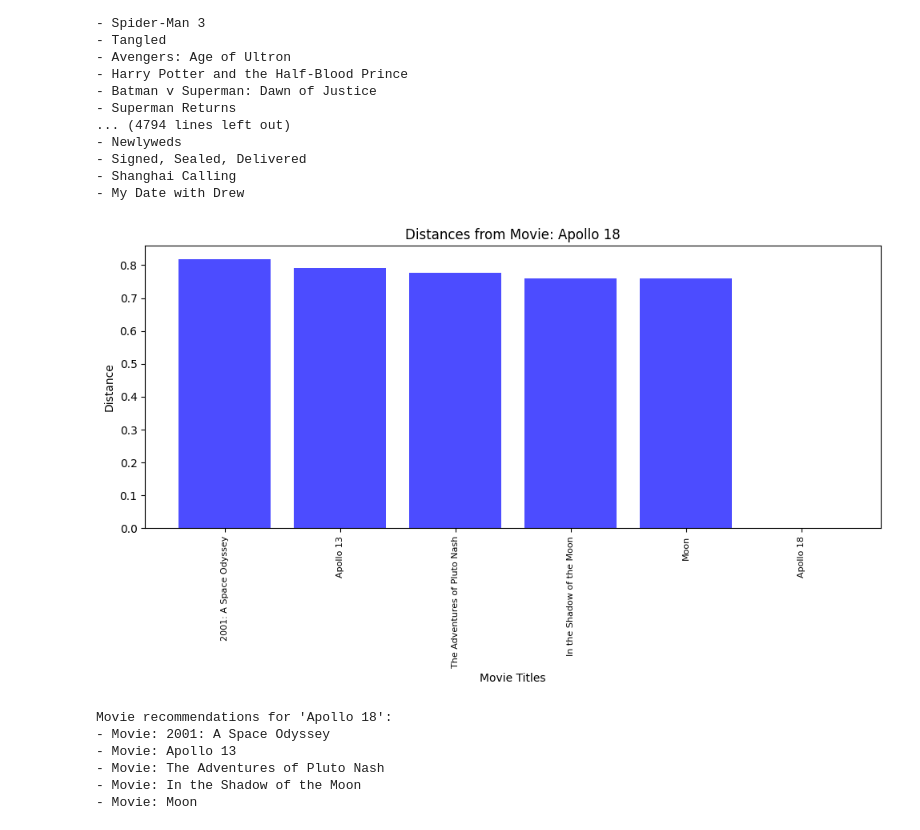
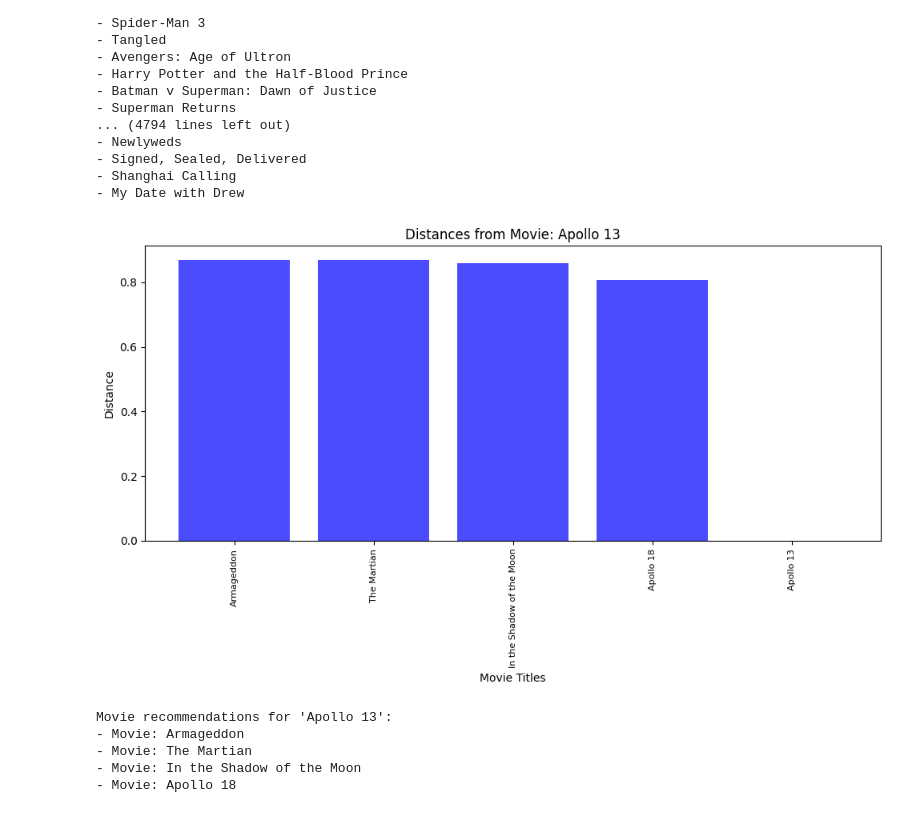
Before and after one commit to Munchkinland/K-neares-neighbors-Films-Recomendation, a Jupyter notebook: src/explore.ipynb, the cells around one changed output. Drawn from its saved outputs; the diff is of its cells as text; code cells hidden in the pictures.

```diff
--- a/src/explore.ipynb
+++ b/src/explore.ipynb
@@ -189,15 +198,14 @@ print(total_data[['genres', 'keywords', 'cast', 'crew', 'overview']].head())
 # %%
-def remove_spaces(items):
-    if isinstance(items, list):
-        return [item.replace(" ", "") for item in items]
-    return items
+# Define a lambda function to remove spaces from a list or string
+remove_spaces_lambda = lambda items: [item.replace(" ", "") for item in items] if isinstance(items, list) else items
 
-total_data['genres'] = total_data['genres'].apply(remove_spaces)
-total_data['cast'] = total_data['cast'].apply(remove_spaces)
+# Apply transformations to columns
+total_data['genres'] = total_data['genres'].apply(remove_spaces_lambda)
+total_data['cast'] = total_data['cast'].apply(remove_spaces_lambda)
 total_data['crew'] = total_data['crew'].apply(lambda x: x.replace(" ", "") if x else x)
-total_data['keywords'] = total_data['keywords'].apply(remove_spaces)
+total_data['keywords'] = total_data['keywords'].apply(remove_spaces_lambda)
 
-# Mostrar los cambios
+# Show changes
 print(total_data[['genres', 'cast', 'crew', 'keywords']].head())
 # %% [output]
                                          genres  \
@@ -221,17 +229,15 @@ print(total_data[['genres', 'cast', 'crew', 'keywords']].head())
 3  [dccomics, crimefighter, terrorist, secretiden...
 4  [basedonnovel, mars, medallion, spacetravel, p...
 # %%
-def clean_and_join(lst):
-    if lst is None:
-        return ''
-    return ' '.join(str(item) for item in lst).replace('[', '').replace(']', '').replace("'", '').replace(',', '')
+# # Define a lambda function to clean and join lists
+clean_and_join_lambda = lambda lst: ' '.join(str(item) for item in lst).replace('[', '').replace(']', '').replace("'", '').replace(',', '') if lst is not None else ''
 
-# Applying the transformation to the columns and combining them into 'tags'
-total_data['tags'] = total_data['overview'].apply(clean_and_join) + ' ' + \
-                     total_data['genres'].apply(clean_and_join) + ' ' + \
-                     total_data['keywords'].apply(clean_and_join) + ' ' + \
-                     total_data['cast'].apply(clean_and_join) + ' ' + \
-                     total_data['crew'].apply(clean_and_join)
+# Apply the transformations to the columns and combine them in the 'tags' column
+total_data['tags'] = total_data['overview'].apply(lambda x: clean_and_join_lambda(x)) + ' ' + \
+                     total_data['genres'].apply(lambda x: clean_and_join_lambda(x)) + ' ' + \
+                     total_data['keywords'].apply(lambda x: clean_and_join_lambda(x)) + ' ' + \
+                     total_data['cast'].apply(lambda x: clean_and_join_lambda(x)) + ' ' + \
+                     total_data['crew'].apply(lambda x: clean_and_join_lambda(x))
 
 # Show the first element of the 'tags' column to verify
 print(total_data['tags'].iloc[0])
@@ -255,6 +261,6 @@ tfidf_matrix = tfidf.fit_transform(total_data['tags'])
 from sklearn.neighbors import NearestNeighbors
 
 # Creating the KNN model
-model = NearestNeighbors(n_neighbors=6, algorithm='brute', metric='cosine')
+model = NearestNeighbors(n_neighbors=5, algorithm='brute', metric='cosine')
 model.fit(tfidf_matrix)
 # %% [output]
@@ -293,7 +299,6 @@ List of movies in the database:
 # %%
 import matplotlib.pyplot as plt
 
-# Optimized get_movie_recommendations function
 def get_movie_recommendations(tfidf_matrix, model, user_input, total_data):
     movie_indices = total_data.index[total_data["title"] == user_input].tolist()
 
@@ -304,47 +309,40 @@ def get_movie_recommendations(tfidf_matrix, model, user_input, total_data):
     movie_index = movie_indices[0]
     distances, indices = model.kneighbors(tfidf_matrix[movie_index])
 
-    # Get similar movies along with their titles
     similar_movies = [(total_data["title"][i], distances[0][j]) for j, i in enumerate(indices[0])]
     similar_movies = sorted(similar_movies, key=lambda x: x[1], reverse=True)
 
     recommended_movies = [movie[0] for movie in similar_movies if movie[0] != user_input]
 
-    # Extract movie titles and distances for labeling the histogram bars
-    movie_titles = [movie[0] for movie in similar_movies]
-    distances = [movie[1] for movie in similar_movies]
-
     # Plot a histogram of distances with movie titles as labels
     plt.figure(figsize=(10, 6))
-    plt.bar(movie_titles, distances, color='blue', alpha=0.7)
+    plt.bar([movie[0] for movie in similar_movies], [movie[1] for movie in similar_movies], color='blue', alpha=0.7)
     plt.xlabel('Movie Titles')
     plt.ylabel('Distance')
     plt.title(f'Distances from Movie: {user_input}')
     plt.xticks(rotation=90, fontsize=8)
     plt.tight_layout()
     plt.show()
 
     return recommended_movies
 
-# Main function for user interaction
 def main():
     while True:
         user_input = input("Enter the title of the movie to get recommendations (or 'exit' to quit): ")
         if user_input.lower() == 'exit':
             break
         recommendations = get_movie_recommendations(tfidf_matrix, model, user_input, total_data)
         if recommendations:
             print("\nMovie recommendations for '{}':".format(user_input))
             for movie in recommendations:
                 print("- Movie: {}".format(movie))
 
 if __name__ == "__main__":
     main()
 # %% [output]
-[figure, old version]
+[figure, new version]
-Movie recommendations for 'Apollo 18':
-- Movie: 2001: A Space Odyssey
-- Movie: Apollo 13
-- Movie: The Adventures of Pluto Nash
+Movie recommendations for 'Apollo 13':
+- Movie: Armageddon
+- Movie: The Martian
 - Movie: In the Shadow of the Moon
-- Movie: Moon
+- Movie: Apollo 18
```
Also changed, not shown: parts of 3 cells of this notebook, 2 other files.
